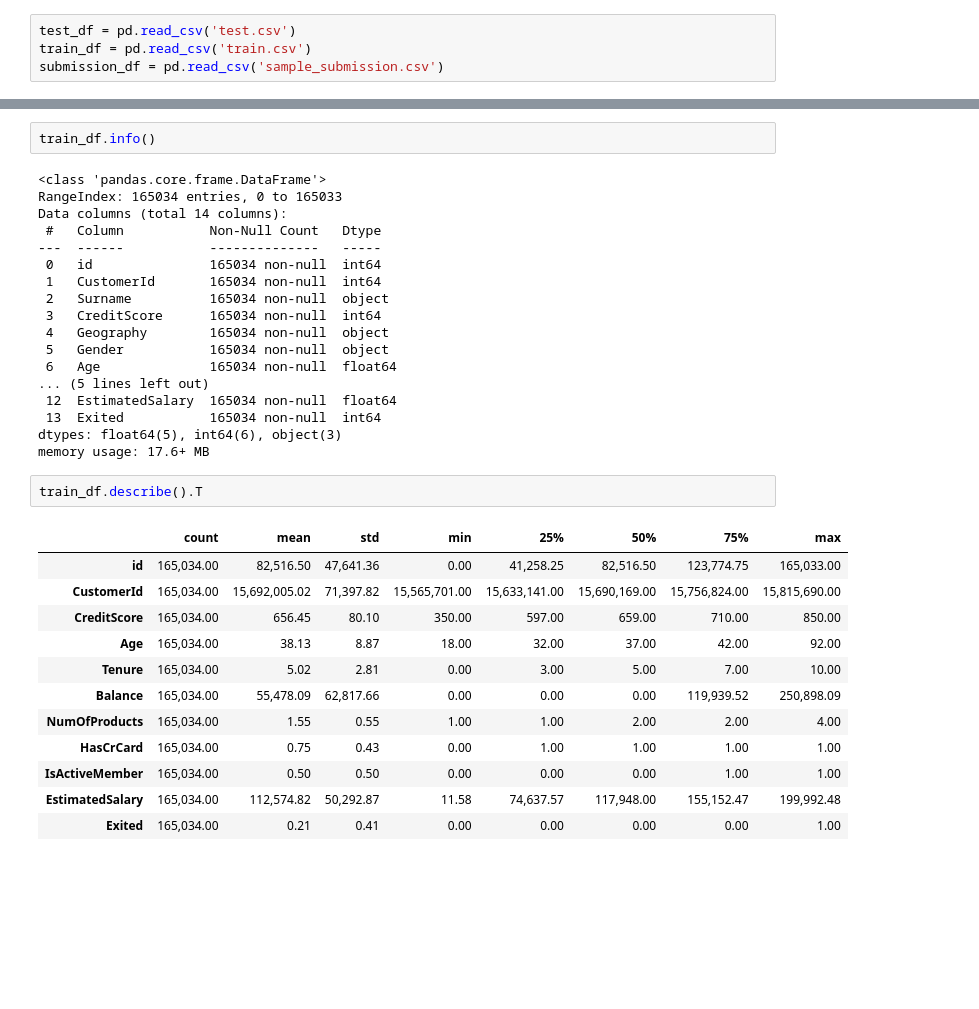
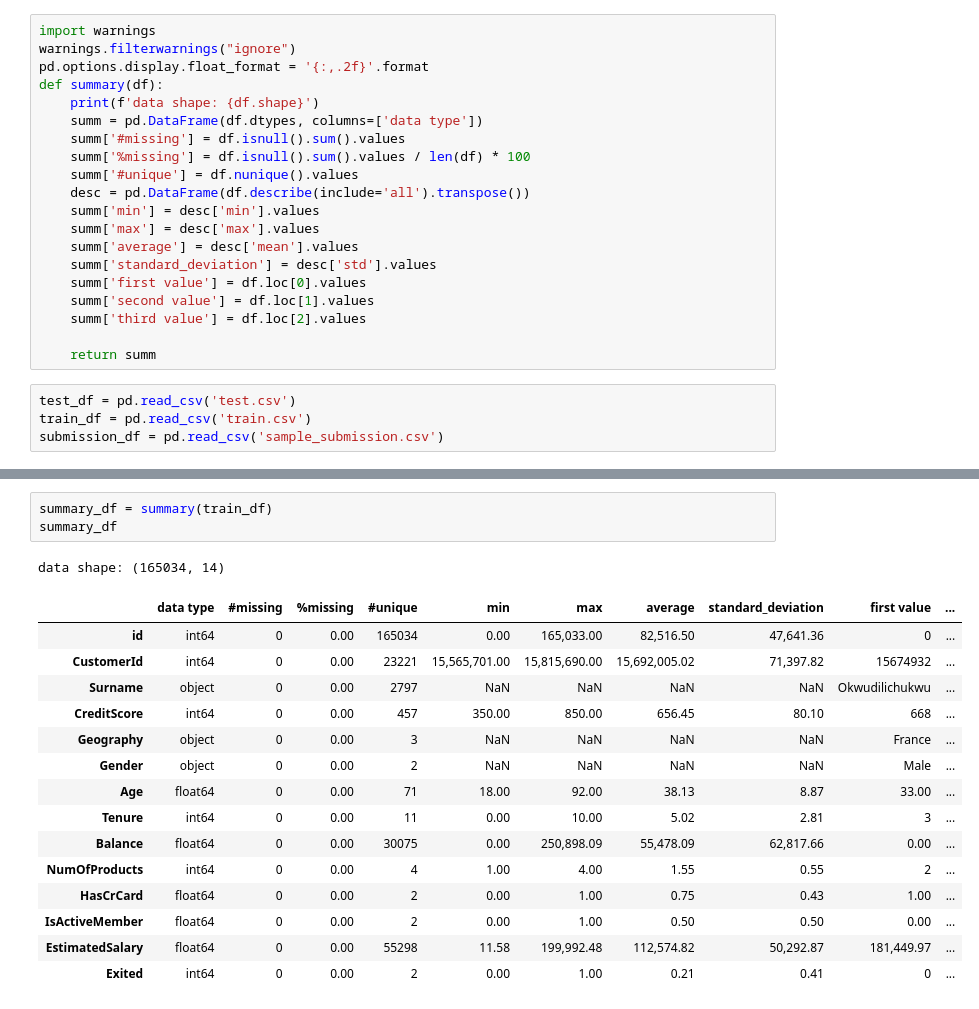
Before and after one commit to KrystianPi/Kaggle-S4E1, a Jupyter notebook: eda.ipynb, the cells around one changed output, grey strips where cells are left out. Cells and saved outputs as stored; diff of their text form; blank space fills up the shorter version.

```diff
--- a/eda.ipynb
+++ b/eda.ipynb
@@ -10,3 +6,23 @@ pd.options.display.float_format = '{:,.2f}'.format
+# %%
+import warnings
+warnings.filterwarnings("ignore")
+pd.options.display.float_format = '{:,.2f}'.format
+def summary(df):
+    print(f'data shape: {df.shape}')
+    summ = pd.DataFrame(df.dtypes, columns=['data type'])
+    summ['#missing'] = df.isnull().sum().values
+    summ['%missing'] = df.isnull().sum().values / len(df) * 100
+    summ['#unique'] = df.nunique().values
+    desc = pd.DataFrame(df.describe(include='all').transpose())
+    summ['min'] = desc['min'].values
+    summ['max'] = desc['max'].values
+    summ['average'] = desc['mean'].values
+    summ['standard_deviation'] = desc['std'].values
+    summ['first value'] = df.loc[0].values
+    summ['second value'] = df.loc[1].values
+    summ['third value'] = df.loc[2].values
+
+    return summ
 # %%
 test_df = pd.read_csv('test.csv')
 train_df = pd.read_csv('train.csv')
@@ -41,35 +30,20 @@ test_df.head()
-# %%
-train_df.info()
-# %% [output]
-<class 'pandas.core.frame.DataFrame'>
-RangeIndex: 165034 entries, 0 to 165033
-Data columns (total 14 columns):
- #   Column           Non-Null Count   Dtype
----  ------           --------------   -----
- 0   id               165034 non-null  int64
- 1   CustomerId       165034 non-null  int64
- 2   Surname          165034 non-null  object
- 3   CreditScore      165034 non-null  int64
- 4   Geography        165034 non-null  object
- 5   Gender           165034 non-null  object
- 6   Age              165034 non-null  float64
-... (5 lines left out)
- 12  EstimatedSalary  165034 non-null  float64
- 13  Exited           165034 non-null  int64
-dtypes: float64(5), int64(6), object(3)
-memory usage: 17.6+ MB
-# %%
-train_df.describe().T
-# %% [output]
-|  | count | mean | std | min | 25% | 50% | 75% | max |
-| id | 165,034.00 | 82,516.50 | 47,641.36 | 0.00 | 41,258.25 | 82,516.50 | 123,774.75 | 165,033.00 |
-| CustomerId | 165,034.00 | 15,692,005.02 | 71,397.82 | 15,565,701.00 | 15,633,141.00 | 15,690,169.00 | 15,756,824.00 | 15,815,690.00 |
-| CreditScore | 165,034.00 | 656.45 | 80.10 | 350.00 | 597.00 | 659.00 | 710.00 | 850.00 |
-| Age | 165,034.00 | 38.13 | 8.87 | 18.00 | 32.00 | 37.00 | 42.00 | 92.00 |
-| Tenure | 165,034.00 | 5.02 | 2.81 | 0.00 | 3.00 | 5.00 | 7.00 | 10.00 |
-| Balance | 165,034.00 | 55,478.09 | 62,817.66 | 0.00 | 0.00 | 0.00 | 119,939.52 | 250,898.09 |
-| NumOfProducts | 165,034.00 | 1.55 | 0.55 | 1.00 | 1.00 | 2.00 | 2.00 | 4.00 |
-| HasCrCard | 165,034.00 | 0.75 | 0.43 | 0.00 | 1.00 | 1.00 | 1.00 | 1.00 |
-| IsActiveMember | 165,034.00 | 0.50 | 0.50 | 0.00 | 0.00 | 0.00 | 1.00 | 1.00 |
-| EstimatedSalary | 165,034.00 | 112,574.82 | 50,292.87 | 11.58 | 74,637.57 | 117,948.00 | 155,152.47 | 199,992.48 |
-| Exited | 165,034.00 | 0.21 | 0.41 | 0.00 | 0.00 | 0.00 | 0.00 | 1.00 |
+# %%
+summary_df = summary(train_df)
+summary_df
+# %% [output]
+data shape: (165034, 14)
+|  | data type | #missing | %missing | #unique | min | max | average | standard_deviation | first value | ... |
+| id | int64 | 0 | 0.00 | 165034 | 0.00 | 165,033.00 | 82,516.50 | 47,641.36 | 0 | ... |
+| CustomerId | int64 | 0 | 0.00 | 23221 | 15,565,701.00 | 15,815,690.00 | 15,692,005.02 | 71,397.82 | 15674932 | ... |
+| Surname | object | 0 | 0.00 | 2797 | NaN | NaN | NaN | NaN | Okwudilichukwu | ... |
+| CreditScore | int64 | 0 | 0.00 | 457 | 350.00 | 850.00 | 656.45 | 80.10 | 668 | ... |
+| Geography | object | 0 | 0.00 | 3 | NaN | NaN | NaN | NaN | France | ... |
+| Gender | object | 0 | 0.00 | 2 | NaN | NaN | NaN | NaN | Male | ... |
+| Age | float64 | 0 | 0.00 | 71 | 18.00 | 92.00 | 38.13 | 8.87 | 33.00 | ... |
+| Tenure | int64 | 0 | 0.00 | 11 | 0.00 | 10.00 | 5.02 | 2.81 | 3 | ... |
+| Balance | float64 | 0 | 0.00 | 30075 | 0.00 | 250,898.09 | 55,478.09 | 62,817.66 | 0.00 | ... |
+| NumOfProducts | int64 | 0 | 0.00 | 4 | 1.00 | 4.00 | 1.55 | 0.55 | 2 | ... |
+| HasCrCard | float64 | 0 | 0.00 | 2 | 0.00 | 1.00 | 0.75 | 0.43 | 1.00 | ... |
+| IsActiveMember | float64 | 0 | 0.00 | 2 | 0.00 | 1.00 | 0.50 | 0.50 | 0.00 | ... |
+| EstimatedSalary | float64 | 0 | 0.00 | 55298 | 11.58 | 199,992.48 | 112,574.82 | 50,292.87 | 181,449.97 | ... |
+| Exited | int64 | 0 | 0.00 | 2 | 0.00 | 1.00 | 0.21 | 0.41 | 0 | ... |
```
Also changed, not shown: parts of 6 cells of this notebook.
